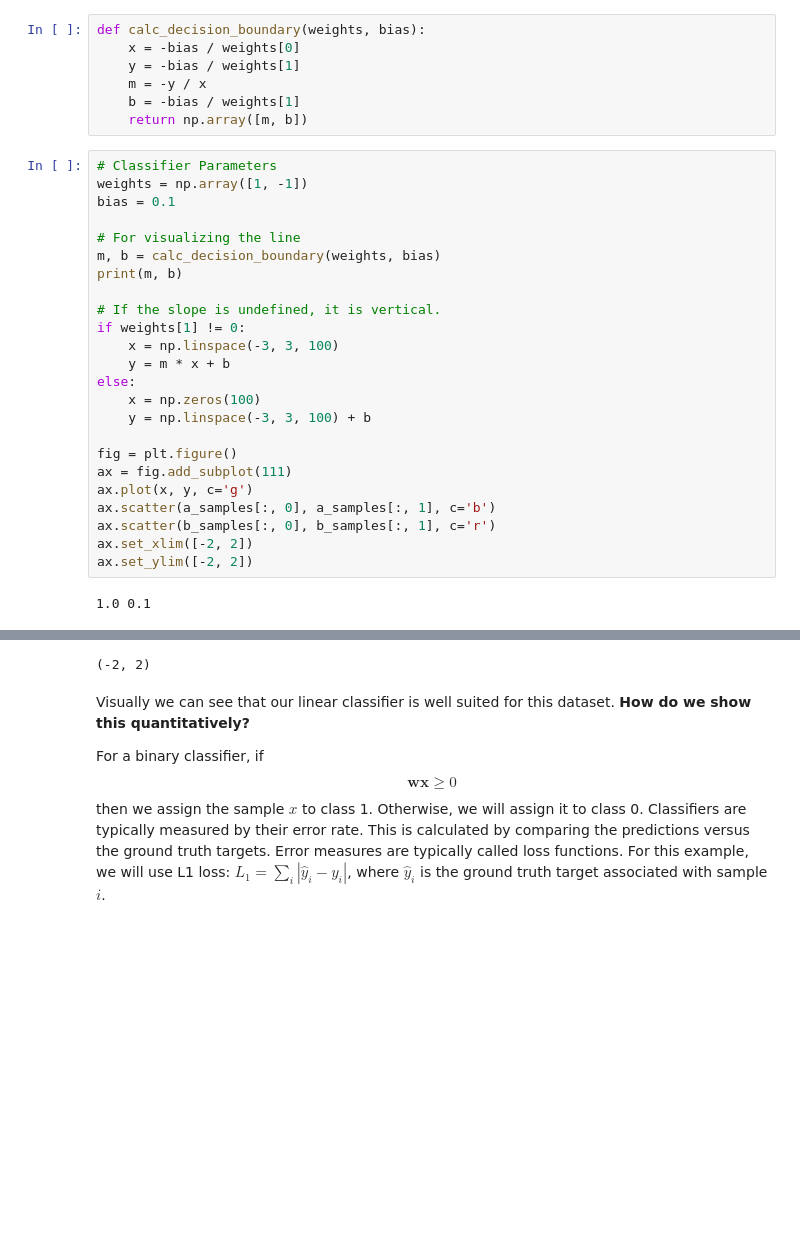
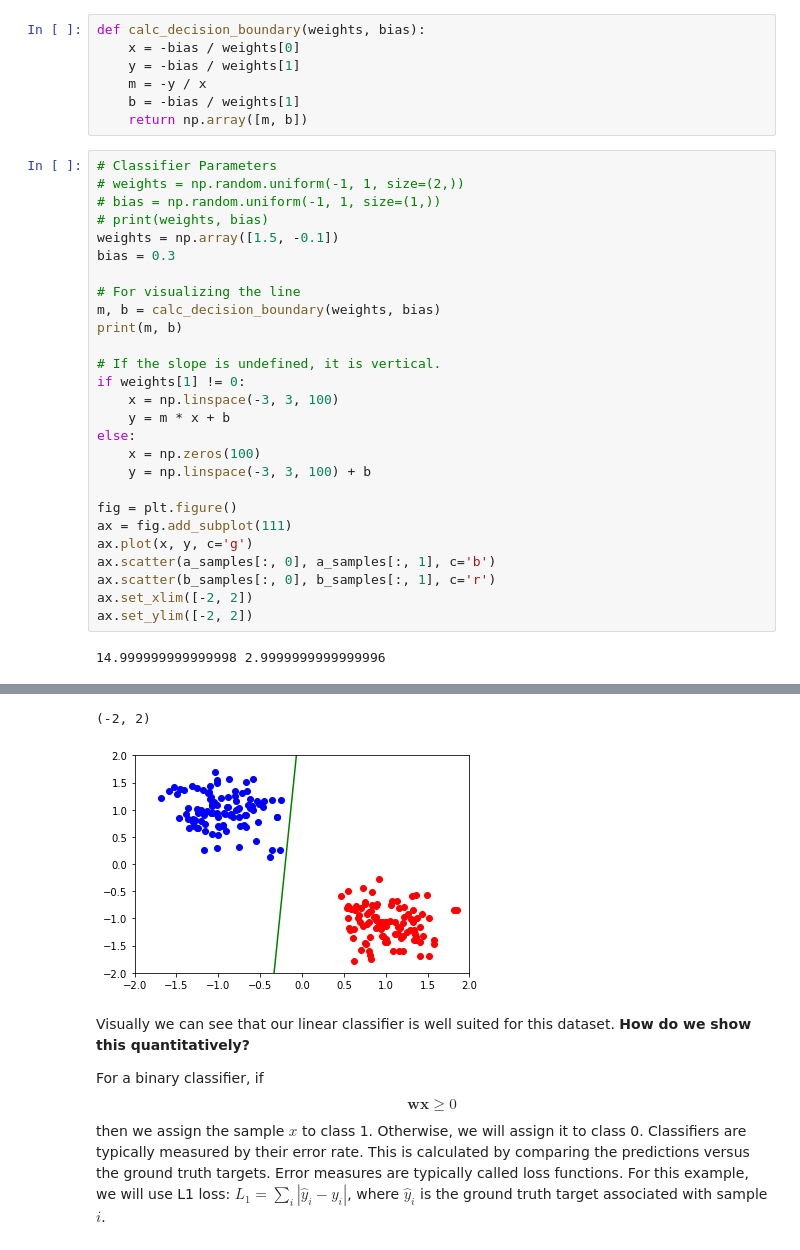
Before and after one commit to ajdillhoff/nn-tutorials, a Jupyter notebook: linear-classifier.ipynb, the cells around one changed output, grey strips where cells are left out. Drawn from its saved outputs; the diff is of its cells as text; blank space fills up the shorter version.

Commit message:
update: Generating random inits using uniform dist.

```diff
--- a/linear-classifier.ipynb
+++ b/linear-classifier.ipynb
@@ -53,8 +51,11 @@ def calc_decision_boundary(weights, bias):
     return np.array([m, b])
 # %%
 # Classifier Parameters
-weights = np.array([1, -1])
-bias = 0.1
+# weights = np.random.uniform(-1, 1, size=(2,))
+# bias = np.random.uniform(-1, 1, size=(1,))
+# print(weights, bias)
+weights = np.array([1.5, -0.1])
+bias = 0.3
 
 # For visualizing the line
 m, b = calc_decision_boundary(weights, bias)
@@ -76,4 +77,4 @@ ax.scatter(b_samples[:, 0], b_samples[:, 1], c='r')
 ax.set_xlim([-2, 2])
 ax.set_ylim([-2, 2])
 # %% [output]
-1.0 0.1
+14.999999999999998 2.9999999999999996
@@ -82,4 +81,5 @@ ax.set_ylim([-2, 2])
 (-2, 2)
+[figure, added]
 # %% [markdown]
 Visually we can see that our linear classifier is well suited for this dataset. **How do we show this quantitatively?**
 
```
Also changed, not shown: parts of 4 cells of this notebook, 1 other file.
